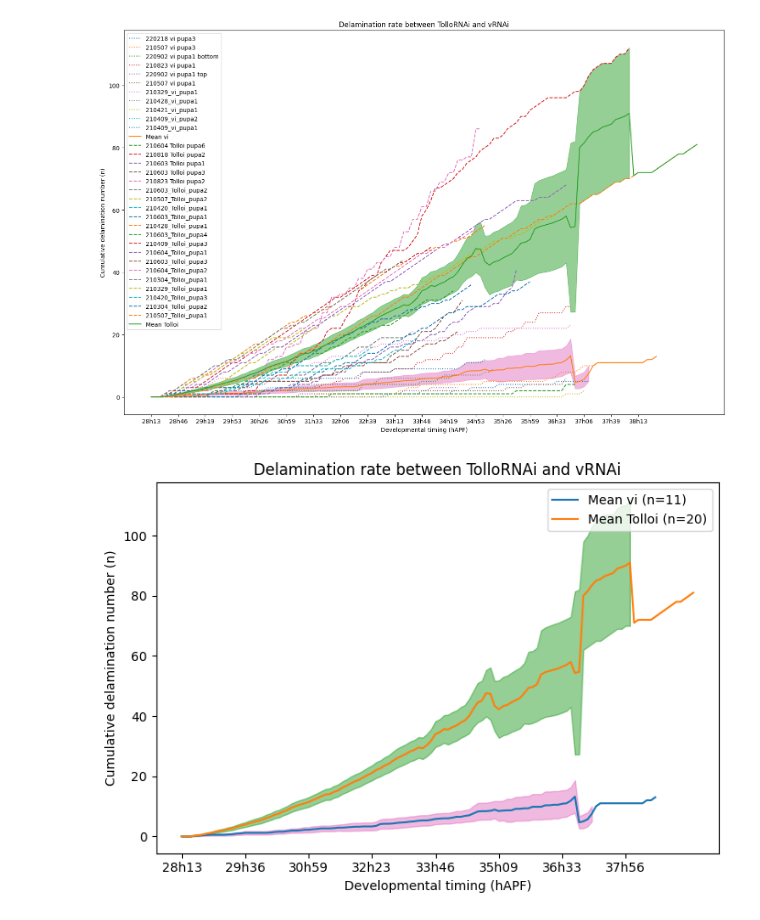
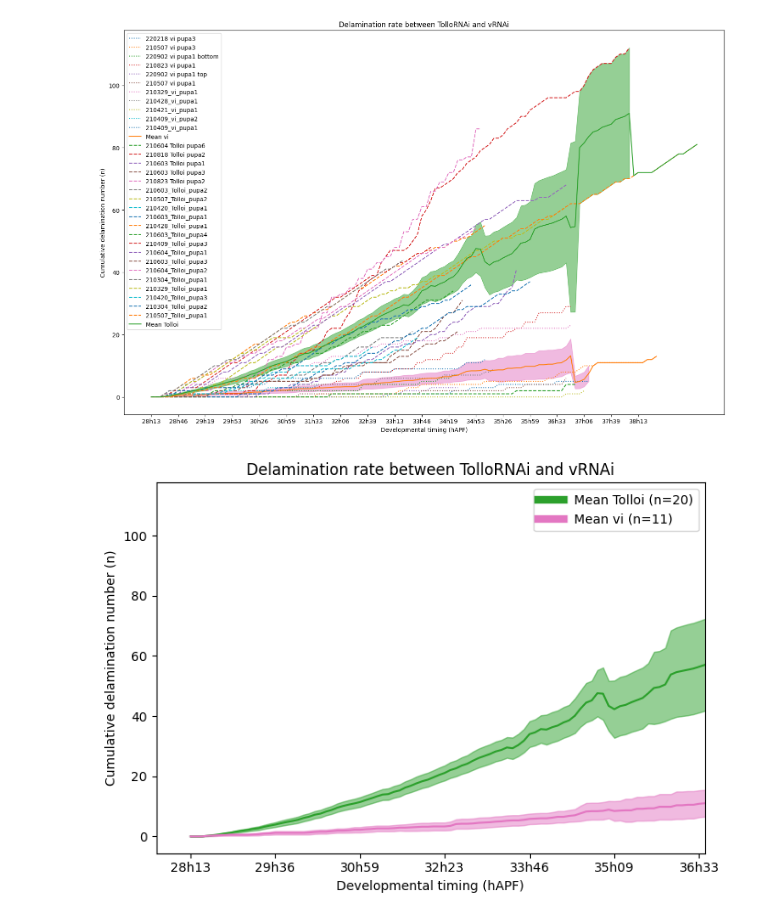
Before and after one commit to pochetnaia/delamination_analysis, a Jupyter notebook: notebooks/rescaling_timing_animals.ipynb, the cells around one changed output. Drawn from its saved outputs; the diff is of its cells as text; code cells hidden in the pictures.

Commit message:
Update figures and notebooks

```diff
--- a/notebooks/rescaling_timing_animals.ipynb
+++ b/notebooks/rescaling_timing_animals.ipynb
@@ -751,38 +802,51 @@ fig.savefig("../results/figures/delamination_rate_between_Tolloi_and_vRNAi.svg",
 # %%
 fig, ax = plt.subplots(figsize=(7,5))
 start_time = 1693
 
 max_xpoints = []
 max_nslice = 0
 
-for i in range(len(vi_names)):
-    if len(vi_timings[i]) > len(max_xpoints):
-        max_xpoints = vi_timings[i]
 
-    #ax.plot(vi_timings[i], vi_delamination_rates[i], linestyle = 'dotted', label = vi_names[i])
-
-ax.plot(vi_mean_timings, mean_vi_delamination_rate, label = f"Mean vi (n={cropped_vi_delamination_rate.shape[0]})")
-
-ax.fill_between(vi_mean_timings, mean_vi_delamination_rate-std_vi_delmination_rate, mean_vi_delamination_rate+std_vi_delmination_rate,
-    alpha=0.5, edgecolor='#e377c2', facecolor='#e377c2')
 
 for i in range(len(tolloi_names)):
     if len(tolloi_timings[i]) > len(max_xpoints):
         max_xpoints = tolloi_timings[i]
 
     #ax.plot(tolloi_timings[i], tolloi_delamination_rates[i], linestyle = 'dashed', label = tolloi_names[i])
 
-ax.plot(tolloi_mean_timings, mean_tolloi_delamination_rate, label = f"Mean Tolloi (n={cropped_tolloi_delamination_rate.shape[0]})")
+ax.plot(tolloi_mean_timings, mean_tolloi_delamination_rate, label = f"Mean Tolloi (n={cropped_tolloi_delamination_rate.shape[0]})", color='#2ca02c')
 ax.fill_between(tolloi_mean_timings, mean_tolloi_delamination_rate-std_tolloi_delmination_rate, mean_tolloi_delamination_rate+std_tolloi_delmination_rate,
     alpha=0.5, edgecolor='#2ca02c', facecolor='#2ca02c')
+
+
+for i in range(len(vi_names)):
+    if len(vi_timings[i]) > len(max_xpoints):
+        max_xpoints = vi_timings[i]
+
+    #ax.plot(vi_timings[i], vi_delamination_rates[i], linestyle = 'dotted', label = vi_names[i])
+
+ax.plot(vi_mean_timings, mean_vi_delamination_rate, label = f"Mean vi (n={cropped_vi_delamination_rate.shape[0]})", color='#e377c2')
+
+ax.fill_between(vi_mean_timings, mean_vi_delamination_rate-std_vi_delmination_rate, mean_vi_delamination_rate+std_vi_delmination_rate,
+    alpha=0.5, edgecolor='#e377c2', facecolor='#e377c2')
 
 ax.set_xticks(vi_mean_timings[::15], [convert_minutes_to_hour(i) for i in vi_mean_timings][::15])
 ax.set_xlabel("Developmental timing (hAPF)")
 ax.set_ylabel("Cumulative delamination number (n)")
 
+
 ax.set_title("Delamination rate between TolloRNAi and vRNAi")
-ax.legend()
+
+ax.set_xlim(1659.3888888888882, 2198.833333333346)
+leg = ax.legend()
+
+
+# change the line width for the legend
+for line in leg.get_lines():
+    line.set_linewidth(6.0)
+
+
 fig.tight_layout()
-fig.savefig("../results/figures/delamination_rate_between_Tolloi_and_vRNAi.png", dpi=300)
+fig.savefig("../results/figures/new_delamination_rate_between_Tolloi_and_vRNAi.png", dpi=300)
 # %% [output]
-[figure, old version]
+[figure, new version]
```
Also changed, not shown: parts of 3 cells of this notebook, 8 other files.
